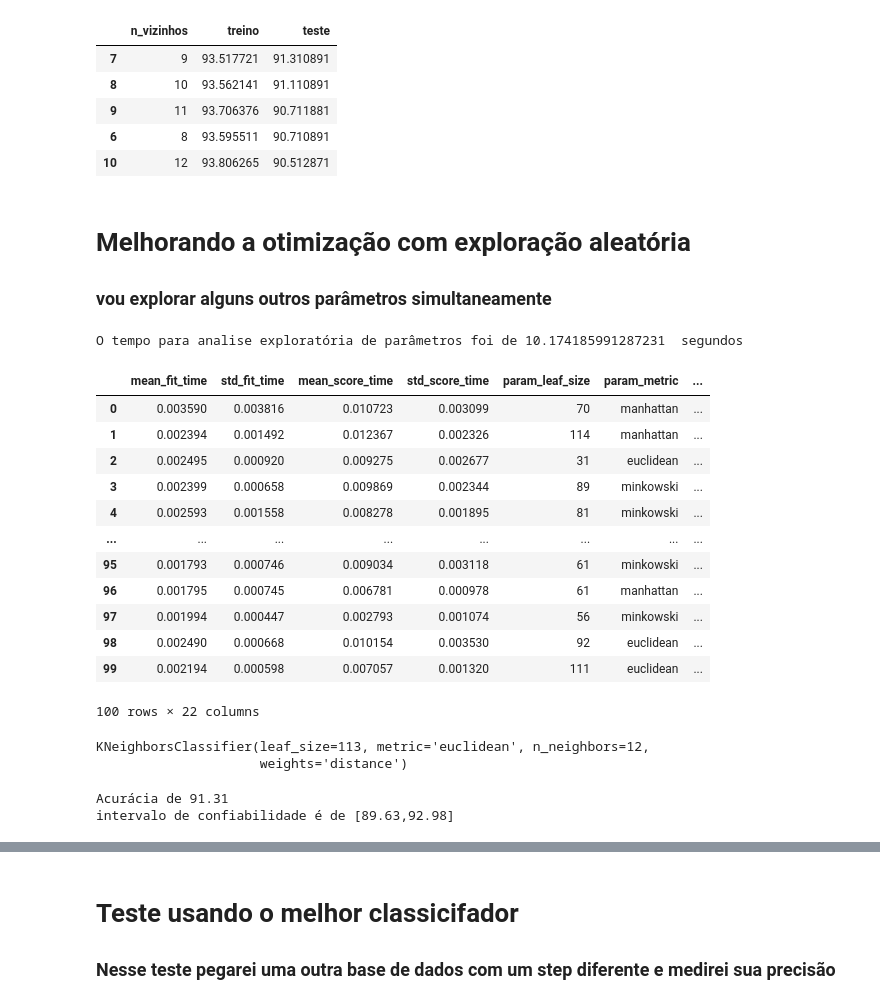
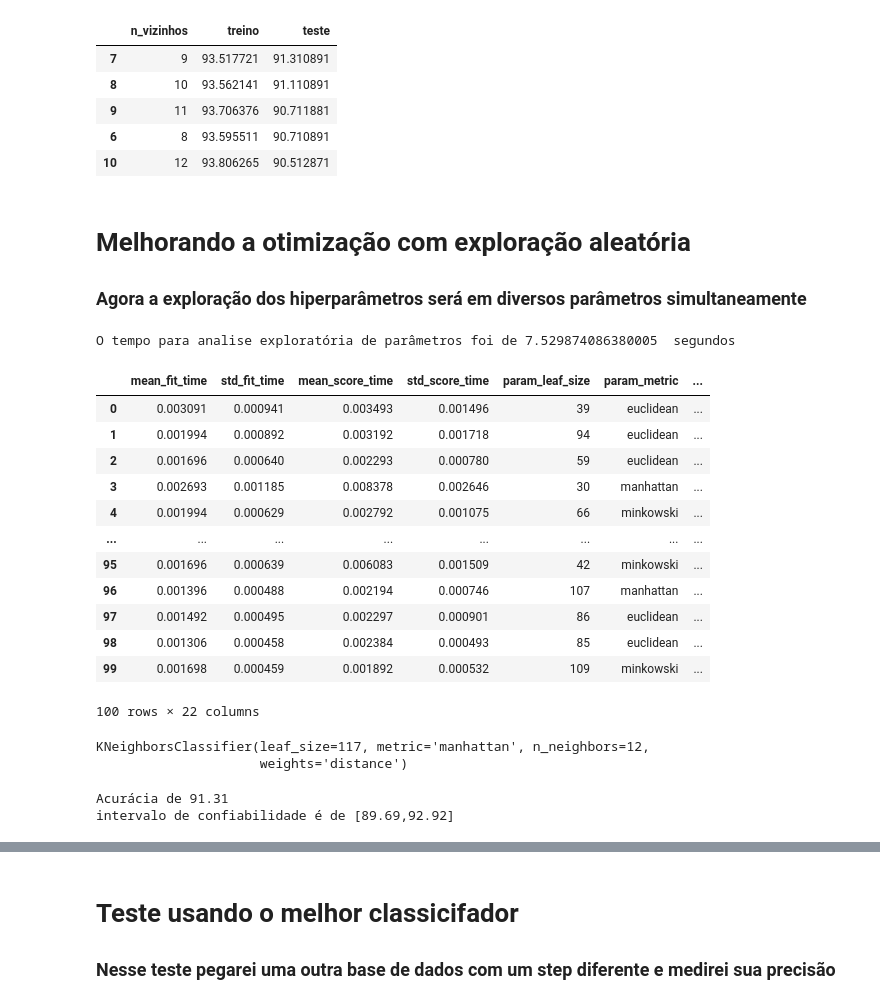
Before and after one commit to kkayquek/Classific-o-preditiva-de-fases-para-ligas-de-alta-entropia-Ni-Mn-Fe-Cr-e-Co-, a Jupyter notebook: TCC_KNN.ipynb, the cells around one changed output, grey strips where cells are left out. Saved outputs shown, nothing was run; the diff lists cells and outputs as text; code cells hidden in the pictures.

```diff
--- a/TCC_KNN.ipynb
+++ b/TCC_KNN.ipynb
@@ -265,51 +287,52 @@ results_knn.sort_values('teste', ascending=False).head()
 # %% [markdown]
 # Melhorando a otimização com exploração aleatória
 
-### vou explorar alguns outros parâmetros simultaneamente
+### Agora a exploração dos hiperparâmetros será em diversos parâmetros simultaneamente
 # %%
 #Varrer todos os hiperparâmetos pode exigir muito processualmente, para isso podemos fazer uma exploração de modo aleatório no modelo
 #Com isso podemos encontrar parâmetros que melhor otimizam o modelo usando o RandomizeSearch
 
 espaco_de_parametros_knn= {
     'n_neighbors': randint(5,15),
     'weights': ['uniform','distance'],
     'metric': ['minkowski','euclidean','manhattan'],
     'leaf_size': randint(30,120)
 }
 
 tic_exploracao = time.time()
 
-busca_knn = RandomizedSearchCV(KNeighborsClassifier(), espaco_de_parametros_knn, n_iter=100, cv=cv_knn_skfold)
+busca_knn = RandomizedSearchCV(KNeighborsClassifier(), espaco_de_parametros_knn, n_iter=100,
+                                                             cv=cv_knn_skfold, random_state=SEED)
 busca_knn.fit(x_normalizado,np.ravel(y))
 
 tac_exploracao = time.time()
 tempo_de_exploracao = tac_exploracao-tic_exploracao
 
 print('O tempo para analise exploratória de parâmetros foi de', tempo_de_exploracao,' segundos')
 
 results_knn_randomize = pd.DataFrame(busca_knn.cv_results_)
 results_knn_randomize
 # %% [output]
-O tempo para analise exploratória de parâmetros foi de 10.174185991287231  segundos
+O tempo para analise exploratória de parâmetros foi de 7.529874086380005  segundos
 |  | mean_fit_time | std_fit_time | mean_score_time | std_score_time | param_leaf_size | param_metric | ... |
-| 0 | 0.003590 | 0.003816 | 0.010723 | 0.003099 | 70 | manhattan | ... |
-| 1 | 0.002394 | 0.001492 | 0.012367 | 0.002326 | 114 | manhattan | ... |
-| 2 | 0.002495 | 0.000920 | 0.009275 | 0.002677 | 31 | euclidean | ... |
-| 3 | 0.002399 | 0.000658 | 0.009869 | 0.002344 | 89 | minkowski | ... |
-| 4 | 0.002593 | 0.001558 | 0.008278 | 0.001895 | 81 | minkowski | ... |
+| 0 | 0.003091 | 0.000941 | 0.003493 | 0.001496 | 39 | euclidean | ... |
+| 1 | 0.001994 | 0.000892 | 0.003192 | 0.001718 | 94 | euclidean | ... |
+| 2 | 0.001696 | 0.000640 | 0.002293 | 0.000780 | 59 | euclidean | ... |
+| 3 | 0.002693 | 0.001185 | 0.008378 | 0.002646 | 30 | manhattan | ... |
+| 4 | 0.001994 | 0.000629 | 0.002792 | 0.001075 | 66 | minkowski | ... |
 | ... | ... | ... | ... | ... | ... | ... | ... |
-| 95 | 0.001793 | 0.000746 | 0.009034 | 0.003118 | 61 | minkowski | ... |
-| 96 | 0.001795 | 0.000745 | 0.006781 | 0.000978 | 61 | manhattan | ... |
-| 97 | 0.001994 | 0.000447 | 0.002793 | 0.001074 | 56 | minkowski | ... |
-| 98 | 0.002490 | 0.000668 | 0.010154 | 0.003530 | 92 | euclidean | ... |
-| 99 | 0.002194 | 0.000598 | 0.007057 | 0.001320 | 111 | euclidean | ... |
+| 95 | 0.001696 | 0.000639 | 0.006083 | 0.001509 | 42 | minkowski | ... |
+| 96 | 0.001396 | 0.000488 | 0.002194 | 0.000746 | 107 | manhattan | ... |
+| 97 | 0.001492 | 0.000495 | 0.002297 | 0.000901 | 86 | euclidean | ... |
+| 98 | 0.001306 | 0.000458 | 0.002384 | 0.000493 | 85 | euclidean | ... |
+| 99 | 0.001698 | 0.000459 | 0.001892 | 0.000532 | 109 | minkowski | ... |
 100 rows × 22 columns
 # %%
 #Impressão do melhor modelo knn entre os explorados
 melhor_knn=busca_knn.best_estimator_
 print(melhor_knn)
 # %% [output]
-KNeighborsClassifier(leaf_size=113, metric='euclidean', n_neighbors=12,
+KNeighborsClassifier(leaf_size=117, metric='manhattan', n_neighbors=12,
                      weights='distance')
 # %%
 #Função para imprimir o desempenho e os desvios padrões
@@ -325,7 +348,7 @@ scores_do_melhor_knn = cross_val_score(melhor_knn,x_normalizado, np.ravel(y), cv
 imprime_score(scores_do_melhor_knn)
 # %% [output]
 Acurácia de 91.31
-intervalo de confiabilidade é de [89.63,92.98]
+intervalo de confiabilidade é de [89.69,92.92]
 # %%
 #Ordenando e visualizando os resultados de todos os modelos gerados
 
```
Also changed, not shown: parts of 26 cells of this notebook.
